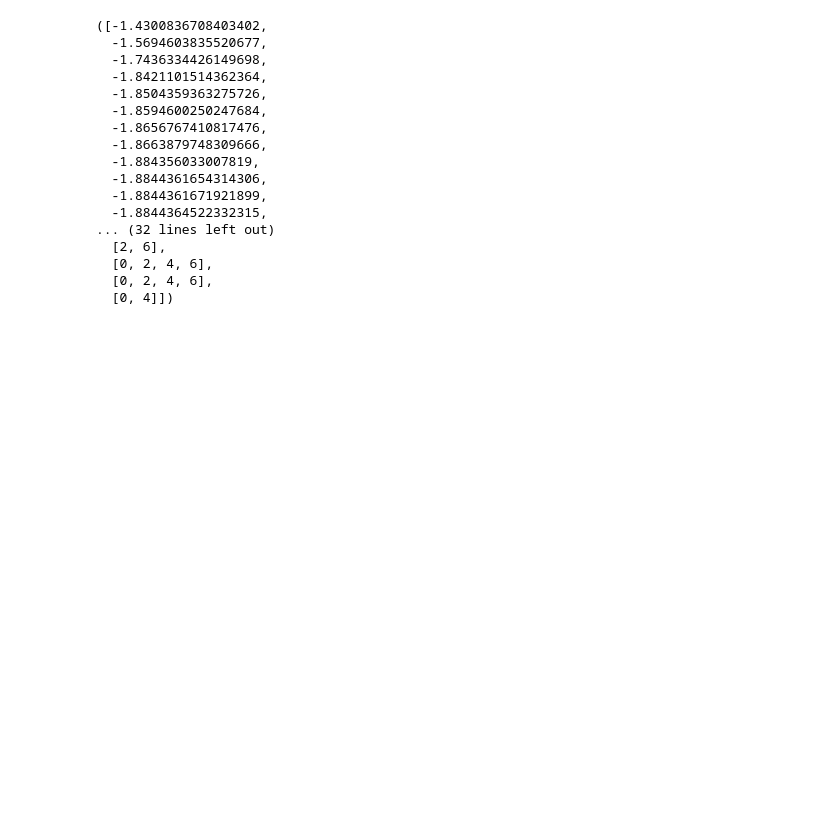
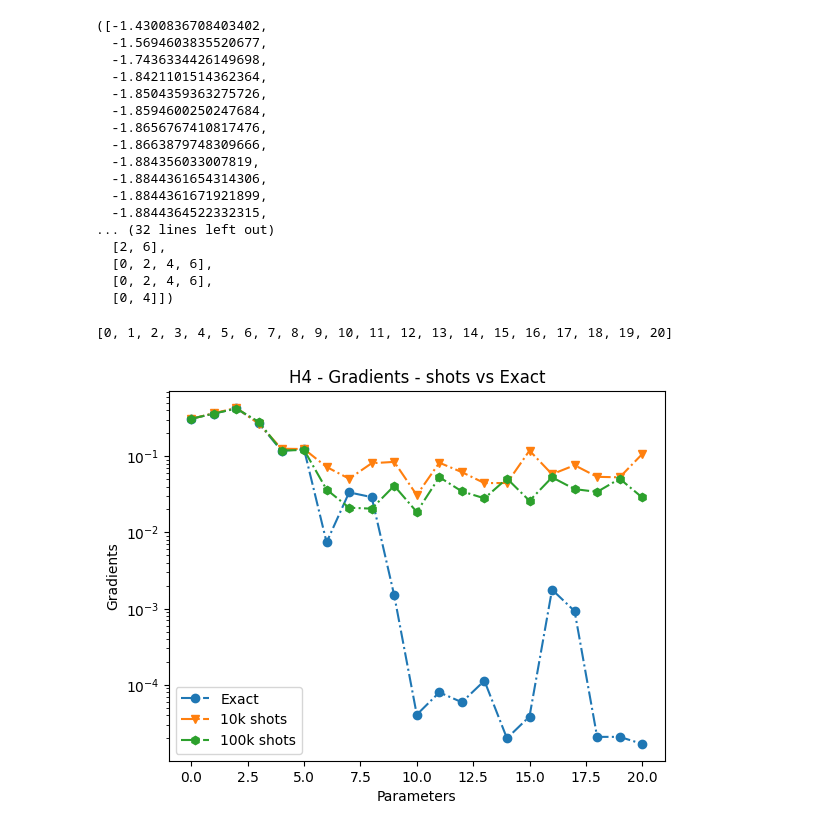
Before and after one commit to srivathsanps-quantum/QC-chemistry, a Jupyter notebook: AdaptVQEcode.ipynb, the cells around one changed output. Saved outputs shown, nothing was run; the diff lists cells and outputs as text; code cells hidden in the pictures; blank space fills up the shorter version.

Commit message:
Mag. of Gradients - shots vs Exact

```diff
--- a/AdaptVQEcode.ipynb
+++ b/AdaptVQEcode.ipynb
@@ -417,3 +417,39 @@ Print, if this is activated - HF state
   [0, 2, 4, 6],
   [0, 2, 4, 6],
   [0, 4]])
+# %%
+import numpy as np
+params = []
+for k in range(21):
+    params.append(k)
+
+print(params)
+
+G_Exact = np.array([0.3100451588582116 , 0.36333417728273754, 0.4247574417703076, 0.2689421354231678, 0.11800197933700611, 0.12345368822802208,
+              0.007420281812857612, 0.03354563739855884 , 0.029061752158627868, 0.0014907673809587962, 4.058027986704677e-05, 7.976896690634755e-05,
+               5.913441683514514e-05, 0.00011328401551519846, 1.989246929409716e-05, 3.843530082175278e-05,  0.0017755760879906296, 0.0009282356568736209,
+                 2.0769533991756538e-05, 2.0776790979757515e-05,1.678514206528755e-05])
+
+G_100k = np.array([0.31012233368556263, 0.36278153764485294, 0.4224954854006534 , 0.28153706300448905, 0.11874528439791214, 0.12091574177009903,
+                  0.036496747329089814, 0.021113196148753528, 0.020510792058557496, 0.04093571514178557, 0.01856540574468836, 0.053177591263377365,
+                  0.03457620605522451, 0.02801950135618726, 0.050944905880169374, 0.02601220513310512 , 0.05287811195945368, 0.03704241195091213,
+                  0.03403801969187872, 0.0506735825987322, 0.028745987022101658])  #Powell - 100k shots - 0th iteration
+
+G_10k = np.array([0.3099162431306309, 0.36686751091589886 , 0.4303872599459001, 0.26664492219594843,0.12542908670332384, 0.1243034054423584,
+                  0.07227267823768933, 0.050733283680761736, 0.08093960390932564, 0.08428620993570457, 0.030903952492093528, 0.0822684282601312,
+                  0.061834972747899175, 0.04443504550103138, 0.04451098756987766, 0.11852872186034469, 0.05802126112805322, 0.07620382263558934,
+                  0.05366141510645424, 0.052880135251468355,  0.106829094059067]) #Powell - 10k shots - 0th iteration
+
+import matplotlib.pyplot as plt
+plt.plot(params, G_Exact, '-.o', label = 'Exact')
+plt.plot(params, G_10k, '-.v', label = '10k shots')
+plt.plot(params, G_100k, '-.h', label = '100k shots')
+plt.legend()
+plt.yscale('log')
+plt.xlabel('Parameters')
+plt.title('H4 - Gradients - shots vs Exact')
+plt.ylabel('Gradients')
+plt.show()
+# %% [output]
+[0, 1, 2, 3, 4, 5, 6, 7, 8, 9, 10, 11, 12, 13, 14, 15, 16, 17, 18, 19, 20]
+[figure, added]
```
